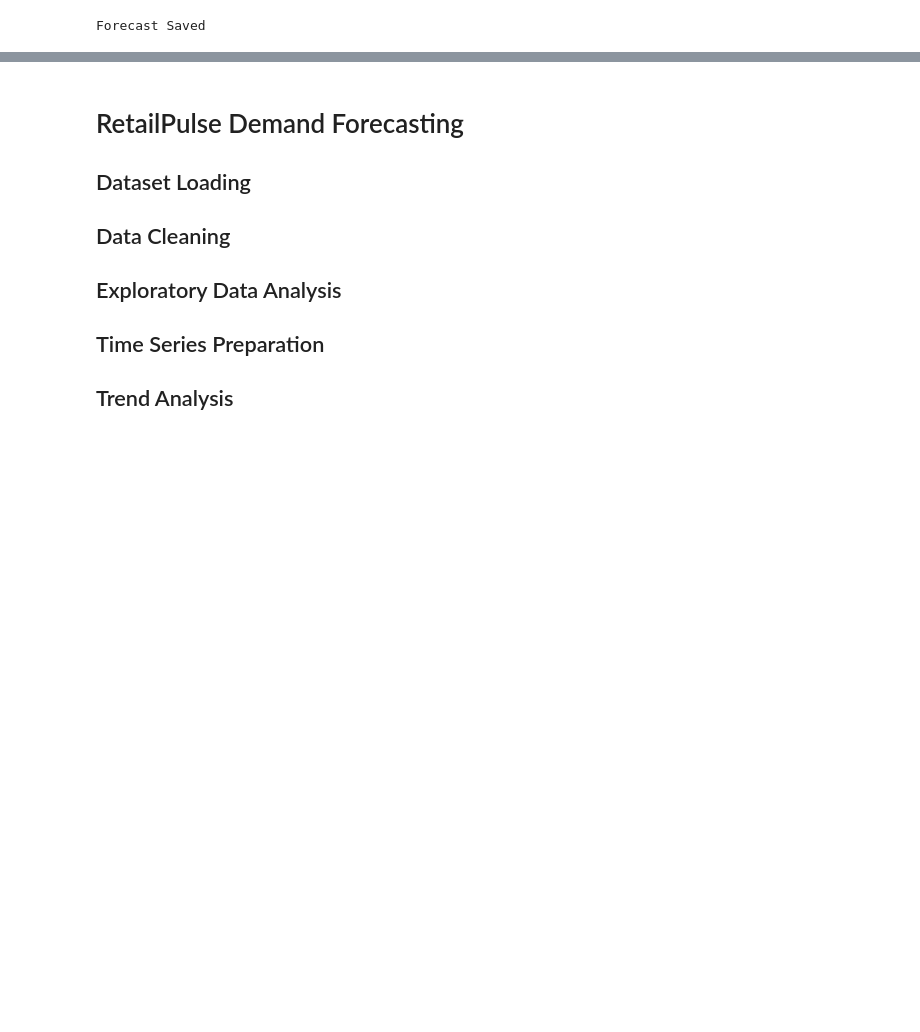
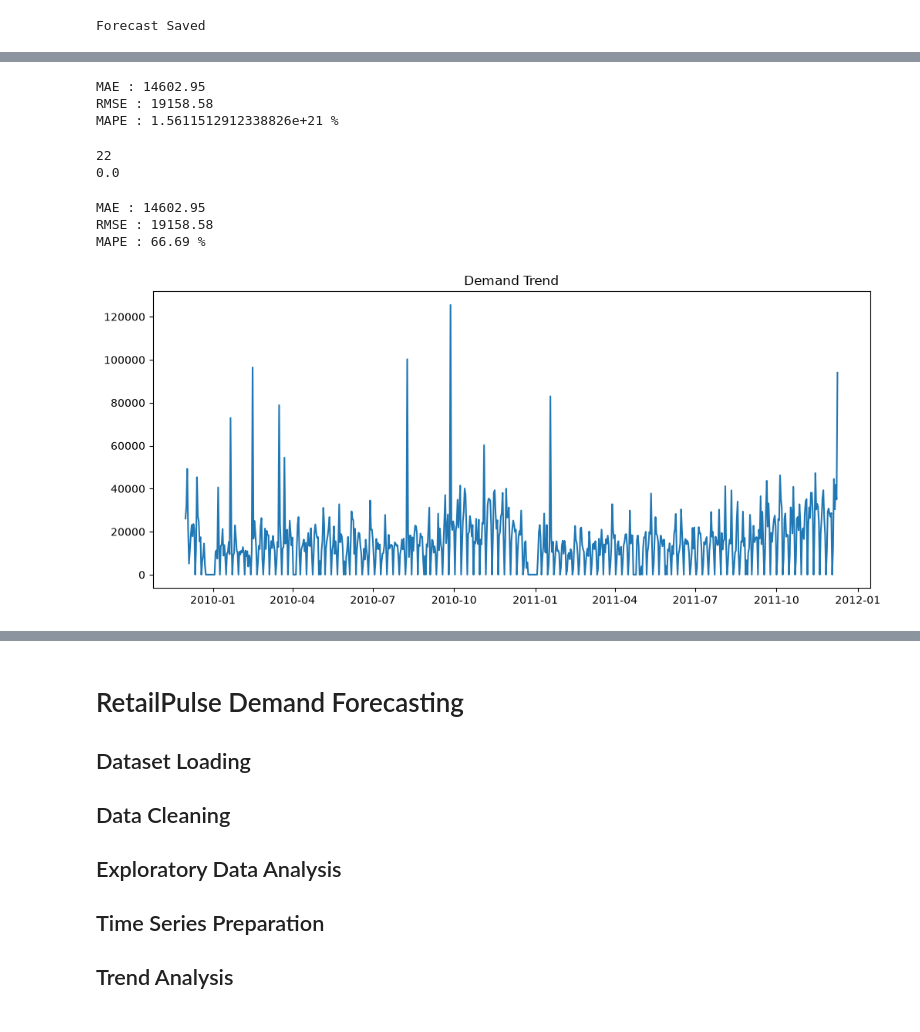
Before and after one commit to codeplayboy/RetailPulse-Zidio, a Jupyter notebook: notebooks/06_demand_forecasting.ipynb, the cells around one changed output, grey strips where cells are left out. Saved outputs shown, nothing was run; the diff lists cells and outputs as text; code cells hidden in the pictures; blank space fills up the shorter version.

```diff
--- a/notebooks/06_demand_forecasting.ipynb
+++ b/notebooks/06_demand_forecasting.ipynb
@@ -382,0 +496,76 @@ Forecast Saved
+# %%
+from sklearn.metrics import mean_absolute_error
+from sklearn.metrics import mean_squared_error
+from sklearn.metrics import mean_absolute_percentage_error
+import numpy as np
+
+forecast_test = forecast.tail(len(test))
+
+y_true = test['y'].values
+y_pred = forecast_test['yhat'].values
+
+mae = mean_absolute_error(y_true, y_pred)
+
+rmse = np.sqrt(
+    mean_squared_error(y_true, y_pred)
+)
+
+mape = mean_absolute_percentage_error(
+    y_true,
+    y_pred
+) * 100
+
+print("MAE :", round(mae, 2))
+print("RMSE :", round(rmse, 2))
+print("MAPE :", round(mape, 2), "%")
+# %% [output]
+MAE : 14602.95
+RMSE : 19158.58
+MAPE : 1.5611512912338826e+21 %
+# %%
+print((test['y'] == 0).sum())
+print(test['y'].min())
+# %% [output]
+22
+0.0
+# %%
+from sklearn.metrics import mean_absolute_error
+from sklearn.metrics import mean_squared_error
+import numpy as np
+
+forecast_test = forecast.tail(len(test))
+
+y_true = test['y'].values
+y_pred = forecast_test['yhat'].values
+
+mae = mean_absolute_error(y_true, y_pred)
+
+rmse = np.sqrt(
+    mean_squared_error(y_true, y_pred)
+)
+
+mask = y_true != 0
+
+mape = np.mean(
+    np.abs(
+        (y_true[mask] - y_pred[mask])
+        / y_true[mask]
+    )
+) * 100
+
+print("MAE :", round(mae, 2))
+print("RMSE :", round(rmse, 2))
+print("MAPE :", round(mape, 2), "%")
+# %% [output]
+MAE : 14602.95
+RMSE : 19158.58
+MAPE : 66.69 %
+# %%
+import matplotlib.pyplot as plt
+
+plt.figure(figsize=(12,5))
+plt.plot(ts['ds'], ts['y'])
+plt.title("Demand Trend")
+plt.show()
+# %% [output]
+[figure, added]
```
Also changed, not shown: parts of 30 cells of this notebook, 10 other files.
